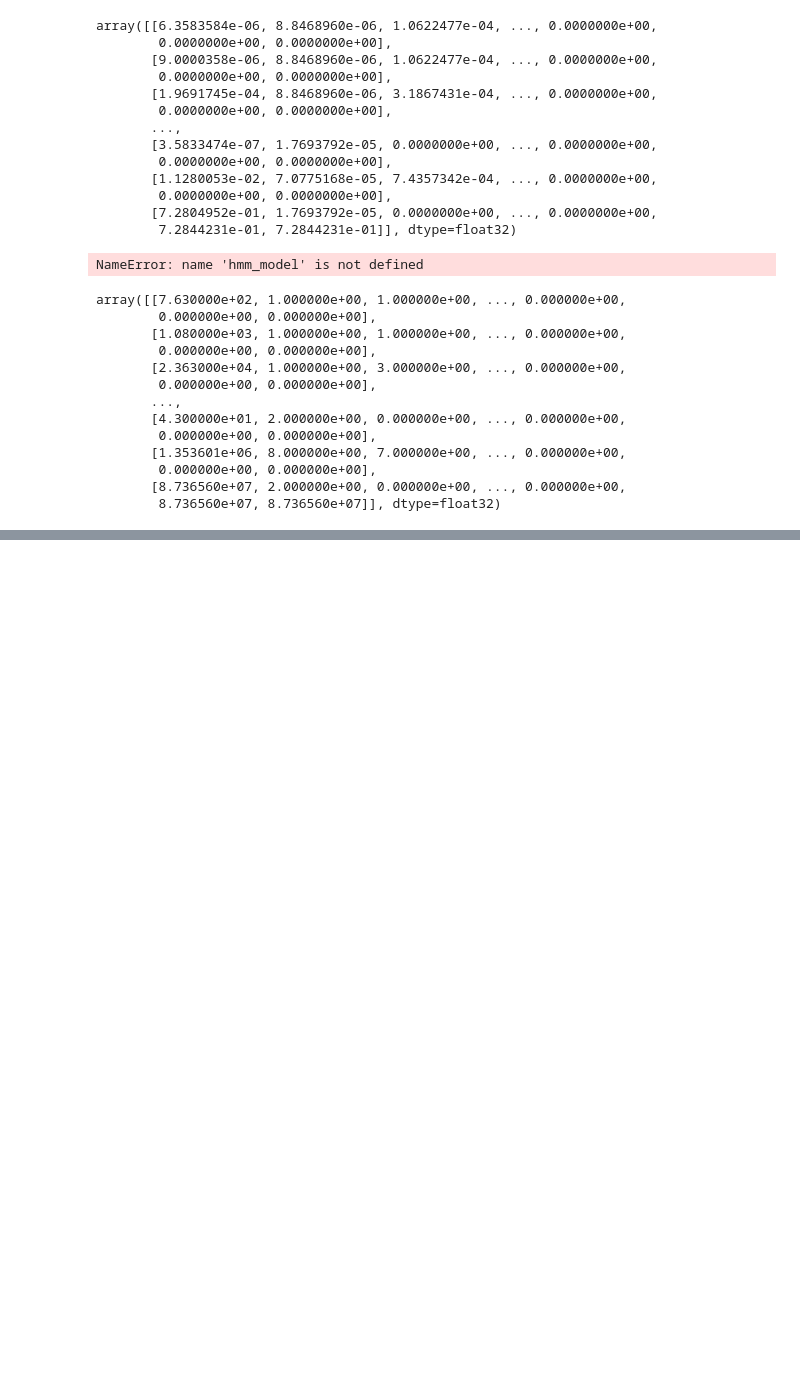
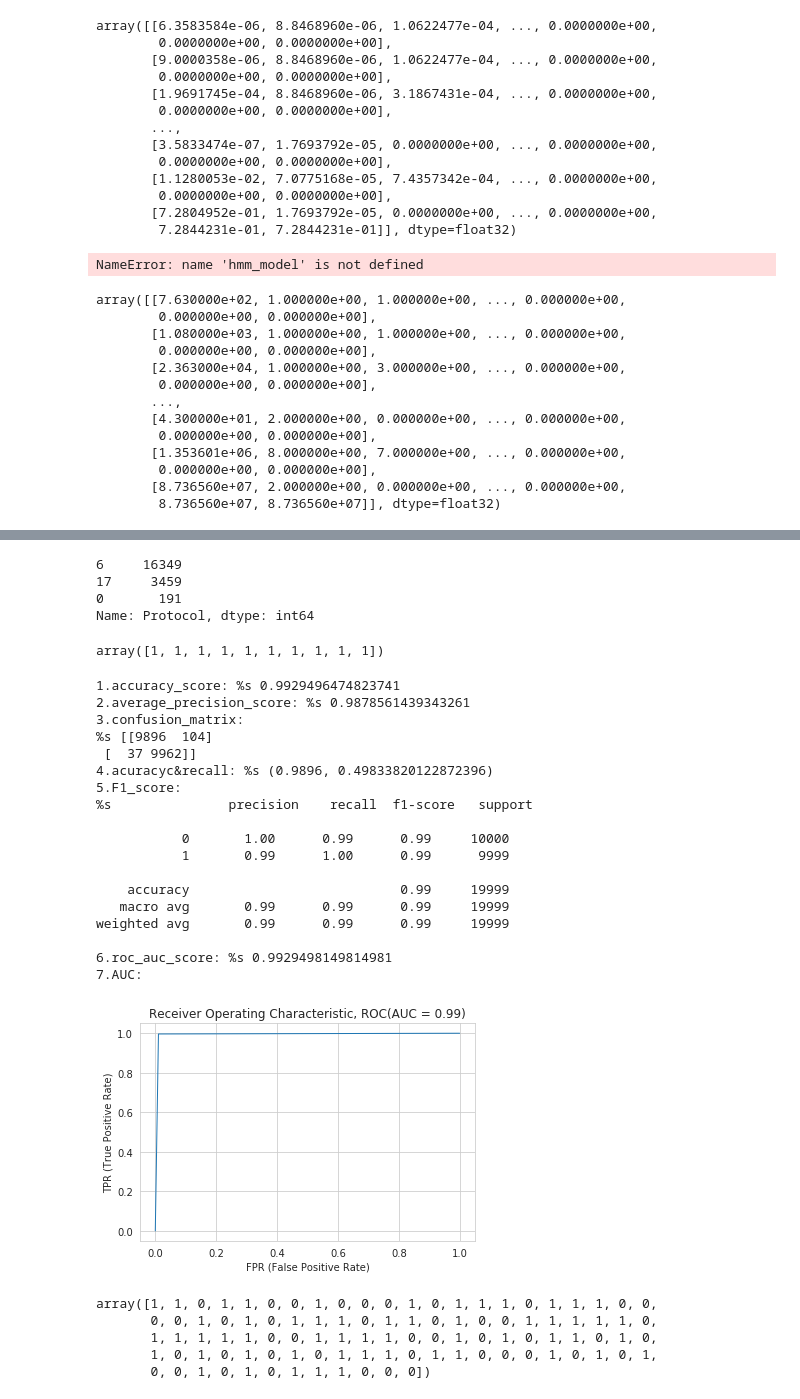
Before and after one commit to lealb/ml_by_python, a Jupyter notebook: study/ddos/ddos_analysize.ipynb, the cells around one changed output, grey strips where cells are left out. Drawn from its saved outputs; the diff is of its cells as text; code cells hidden in the pictures; blank space fills up the shorter version.

```diff
--- a/study/ddos/ddos_analysize.ipynb
+++ b/study/ddos/ddos_analysize.ipynb
@@ -734,0 +660,44 @@ array([[7.630000e+02, 1.000000e+00, 1.000000e+00, ..., 0.000000e+00,
+# %%
+ddos["Protocol"].value_counts()
+# %% [output]
+6     16349
+17     3459
+0       191
+Name: Protocol, dtype: int64
+# %%
+yy_pred =  dt.predict(X)
+yy_pred[:10]
+# %% [output]
+array([1, 1, 1, 1, 1, 1, 1, 1, 1, 1])
+# %%
+get_evaluation_index(y,yy_pred)
+# %% [output]
+1.accuracy_score: %s 0.9929496474823741
+2.average_precision_score: %s 0.9878561439343261
+3.confusion_matrix:
+%s [[9896  104]
+ [  37 9962]]
+4.acuracyc&recall: %s (0.9896, 0.49833820122872396)
+5.F1_score:
+%s               precision    recall  f1-score   support
+
+           0       1.00      0.99      0.99     10000
+           1       0.99      1.00      0.99      9999
+
+    accuracy                           0.99     19999
+   macro avg       0.99      0.99      0.99     19999
+weighted avg       0.99      0.99      0.99     19999
+
+6.roc_auc_score: %s 0.9929498149814981
+7.AUC:
+[figure, added]
+# %%
+# 随机打乱标志
+
+y[np.random.randint(0,len(y),100)]
+# %% [output]
+array([1, 1, 0, 1, 1, 0, 0, 1, 0, 0, 0, 1, 0, 1, 1, 1, 0, 1, 1, 1, 0, 0,
+       0, 0, 1, 0, 1, 0, 1, 1, 1, 0, 1, 1, 0, 1, 0, 0, 1, 1, 1, 1, 1, 0,
+       1, 1, 1, 1, 1, 0, 0, 1, 1, 1, 1, 0, 0, 1, 0, 1, 0, 1, 1, 0, 1, 0,
+       1, 0, 1, 0, 1, 0, 1, 0, 1, 1, 1, 0, 1, 1, 0, 0, 0, 1, 0, 1, 0, 1,
+       0, 0, 1, 0, 1, 0, 1, 1, 1, 0, 0, 0])
```
Also changed, not shown: parts of 59 cells of this notebook, 3 other files.
